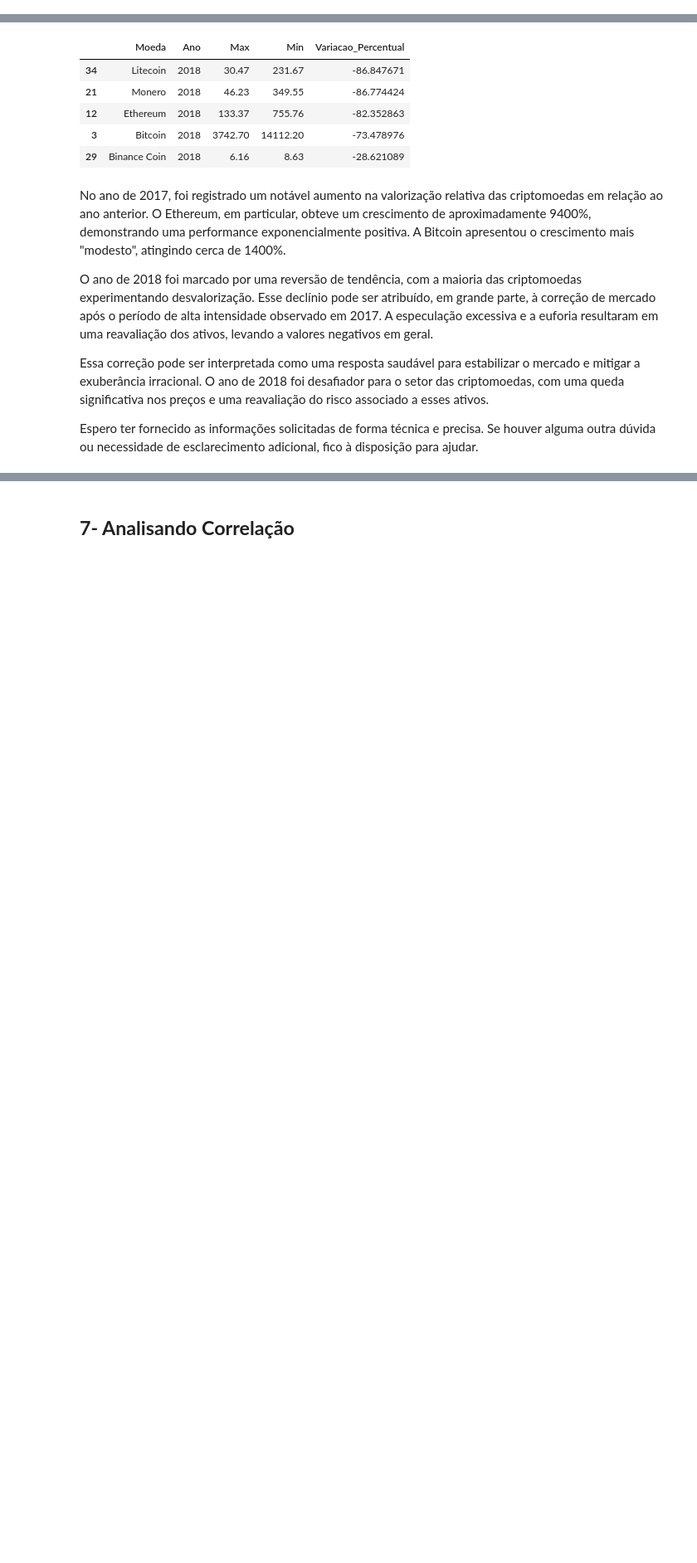
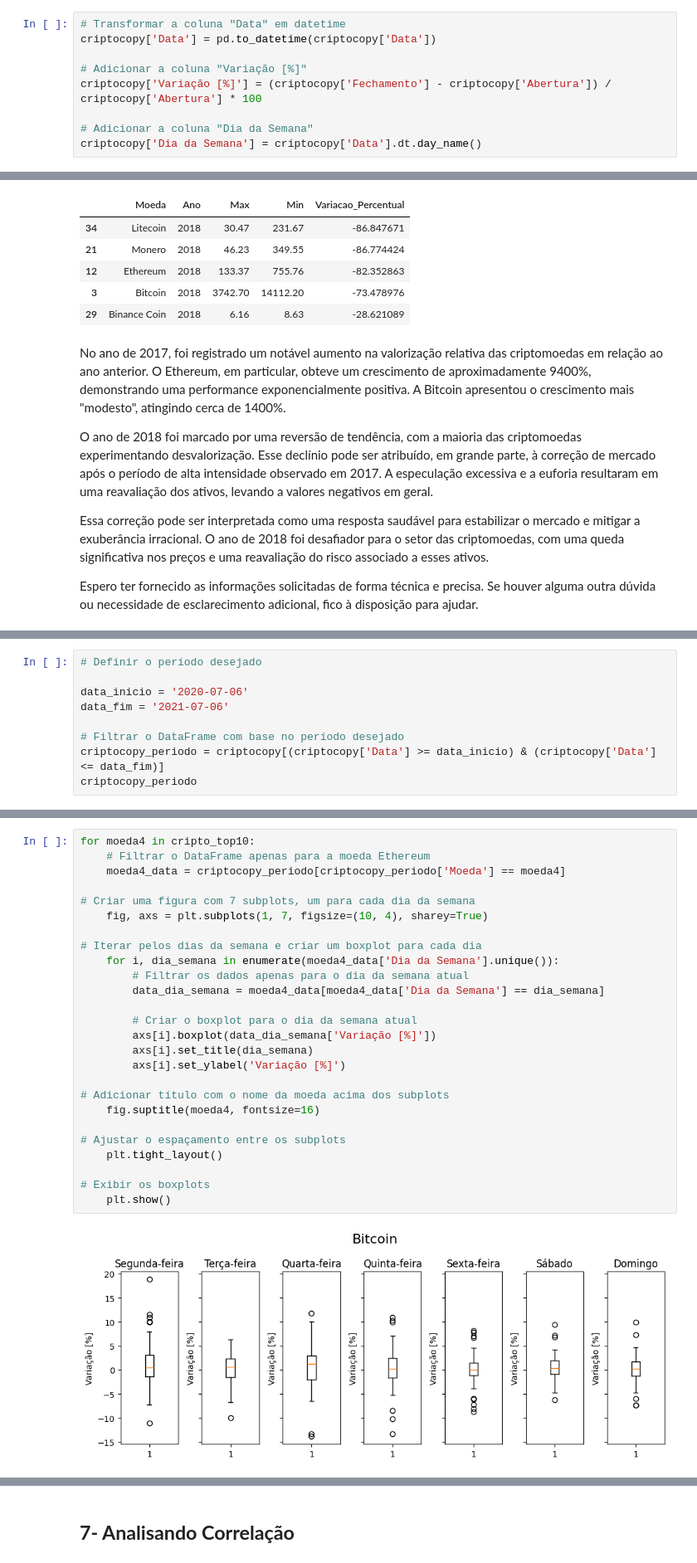
Before and after one commit to NewKanvas/M5-Projeto-5, a Jupyter notebook: Code/crypto_anlys.ipynb, the cells around one changed output, grey strips where cells are left out. Shown at 83% size. Drawn from its saved outputs; the diff is of its cells as text; blank space fills up the shorter version.

```diff
--- a/Code/crypto_anlys.ipynb
+++ b/Code/crypto_anlys.ipynb
@@ -277,0 +282,9 @@ criptocopy
+# %%
+# Transformar a coluna "Data" em datetime
+criptocopy['Data'] = pd.to_datetime(criptocopy['Data'])
+
+# Adicionar a coluna "Variação [%]"
+criptocopy['Variação [%]'] = (criptocopy['Fechamento'] - criptocopy['Abertura']) / criptocopy['Abertura'] * 100
+
+# Adicionar a coluna "Dia da Semana"
+criptocopy['Dia da Semana'] = criptocopy['Data'].dt.day_name()
@@ -603,0 +679,9 @@ Espero ter fornecido as informações solicitadas de forma técnica e precisa. S
+# %%
+# Definir o período desejado
+
+data_inicio = '2020-07-06'
+data_fim = '2021-07-06'
+
+# Filtrar o DataFrame com base no período desejado
+criptocopy_periodo = criptocopy[(criptocopy['Data'] >= data_inicio) & (criptocopy['Data'] <= data_fim)]
+criptocopy_periodo
@@ -603,0 +702,28 @@ Espero ter fornecido as informações solicitadas de forma técnica e precisa. S
+# %%
+for moeda4 in cripto_top10:
+    # Filtrar o DataFrame apenas para a moeda Ethereum
+    moeda4_data = criptocopy_periodo[criptocopy_periodo['Moeda'] == moeda4]
+
+# Criar uma figura com 7 subplots, um para cada dia da semana
+    fig, axs = plt.subplots(1, 7, figsize=(10, 4), sharey=True)
+
+# Iterar pelos dias da semana e criar um boxplot para cada dia
+    for i, dia_semana in enumerate(moeda4_data['Dia da Semana'].unique()):
+        # Filtrar os dados apenas para o dia da semana atual
+        data_dia_semana = moeda4_data[moeda4_data['Dia da Semana'] == dia_semana]
+
+        # Criar o boxplot para o dia da semana atual
+        axs[i].boxplot(data_dia_semana['Variação [%]'])
+        axs[i].set_title(dia_semana)
+        axs[i].set_ylabel('Variação [%]')
+
+# Adicionar título com o nome da moeda acima dos subplots
+    fig.suptitle(moeda4, fontsize=16)
+
+# Ajustar o espaçamento entre os subplots
+    plt.tight_layout()
+
+# Exibir os boxplots
+    plt.show()
+# %% [output]
+[figure, added]
```
Also changed, not shown: parts of 12 cells of this notebook.
